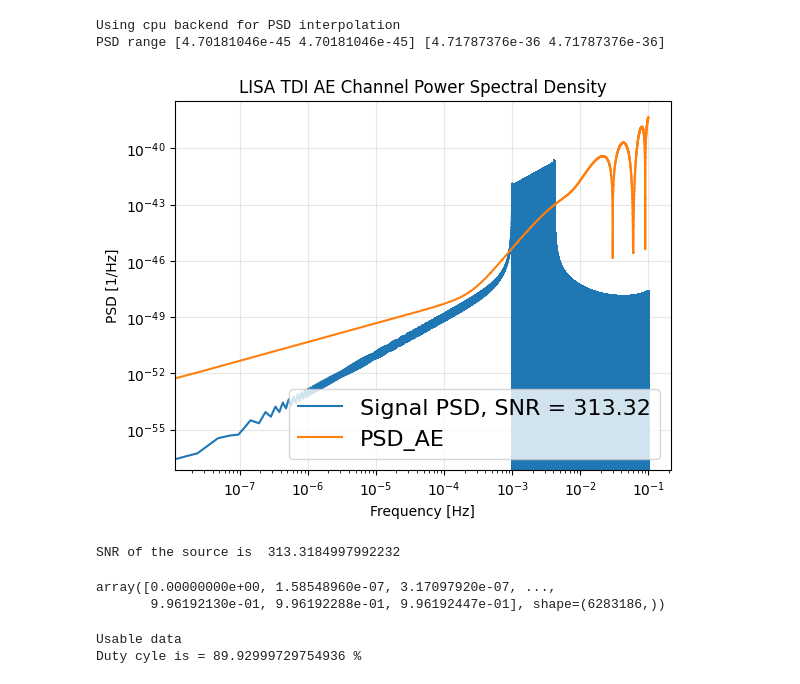
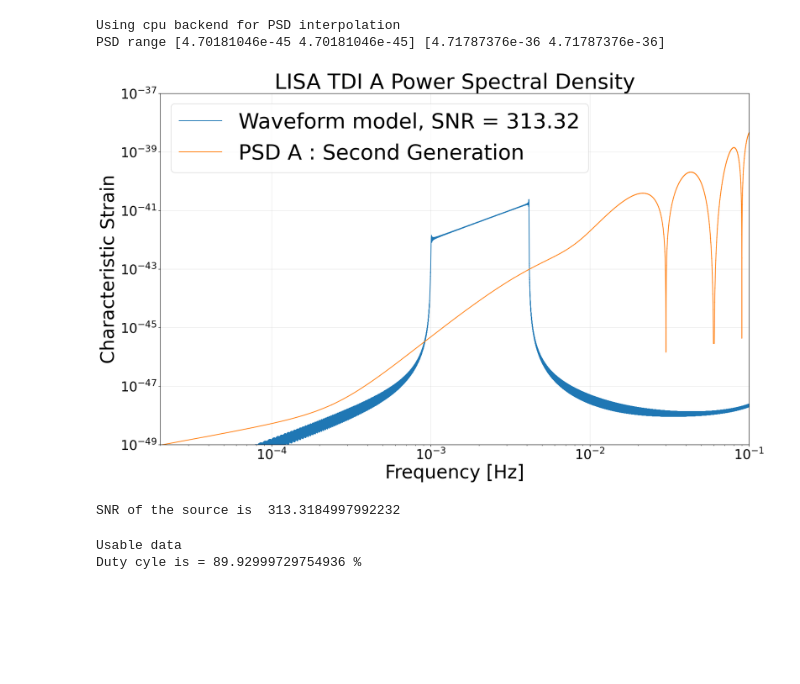
Before and after one commit to OllieBurke/Gaps_EMRIs, a Jupyter notebook: toy_problem/long_duration_signal_coherent.ipynb, the cells around one changed output. Cells and saved outputs as stored; diff of their text form; code cells hidden in the pictures; blank space fills up the shorter version.

```diff
--- a/toy_problem/long_duration_signal_coherent.ipynb
+++ b/toy_problem/long_duration_signal_coherent.ipynb
@@ -31,44 +32,44 @@ h_fft  = np.fft.rfft(h_zp)
 # %%
 import os
 import matplotlib
 
 matplotlib.rcParams['agg.path.chunksize'] = 10000
 
 PSD_filename = "tdi2_AE_w_background.npy"
 
 kwargs_PSD = {"stochastic_params": [T_obs_year*lisaLT]} # We include the background
 
 write_PSD = write_psd_file(model='scirdv1', channels='AE',
                            tdi2=True, include_foreground=True,
                            filename = os.getcwd() + "/" + PSD_filename, **kwargs_PSD)
 
 PSD_AE_interp = load_psd_from_file(os.getcwd() + "/" + PSD_filename, xp=np)
 
 freq = np.fft.rfftfreq(N_t_full, dt)
 psd_A = PSD_AE_interp(freq)[0]
 
 SNR2 = inner_prod(h_fft, h_fft, N_t_full, dt, psd_A)
 
-plt.loglog(freq, (freq*h_fft)**2, label='Signal PSD, SNR = {:.2f}'.format(np.sqrt(SNR2)))
-plt.loglog(freq,freq*psd_A, label = 'PSD_AE')
-plt.xlabel('Frequency [Hz]')
-plt.ylabel('PSD [1/Hz]')
-plt.legend(fontsize = 16)
+plt.figure(figsize = (20,12))
+plt.loglog(freq, abs(freq*h_fft)**2, label='Waveform model, SNR = {:.2f}'.format(np.sqrt(SNR2)))
+plt.loglog(freq,freq*psd_A, label = 'PSD A : Second Generation')
+plt.xlabel('Frequency [Hz]',fontsize = 35)
+plt.ylabel('Characteristic Strain',fontsize = 35)
+plt.ylim([1e-49, 1e-37])
+plt.xlim([2e-5, 1e-1])
+plt.legend(fontsize = 40)
+plt.xticks(fontsize = 25)
+plt.yticks(fontsize = 25)
 plt.grid(True, alpha=0.3)
-plt.title('LISA TDI AE Channel Power Spectral Density')
+plt.title('LISA TDI A Power Spectral Density', fontsize = 40)
 plt.show()
 
 print("SNR of the source is ", np.sqrt(SNR2))
 # %% [output]
 Using cpu backend for PSD interpolation
 PSD range [4.70181046e-45 4.70181046e-45] [4.71787376e-36 4.71787376e-36]
-[figure, old version]
+[figure, new version]
 SNR of the source is  313.3184997992232
-# %%
-sim_t/60/60/24/365
-# %% [output]
-array([0.00000000e+00, 1.58548960e-07, 3.17097920e-07, ...,
-       9.96192130e-01, 9.96192288e-01, 9.96192447e-01], shape=(6283186,))
 # %%
 from lisa_gap import GapMaskGenerator
 
```
Also changed, not shown: parts of 9 cells of this notebook.
